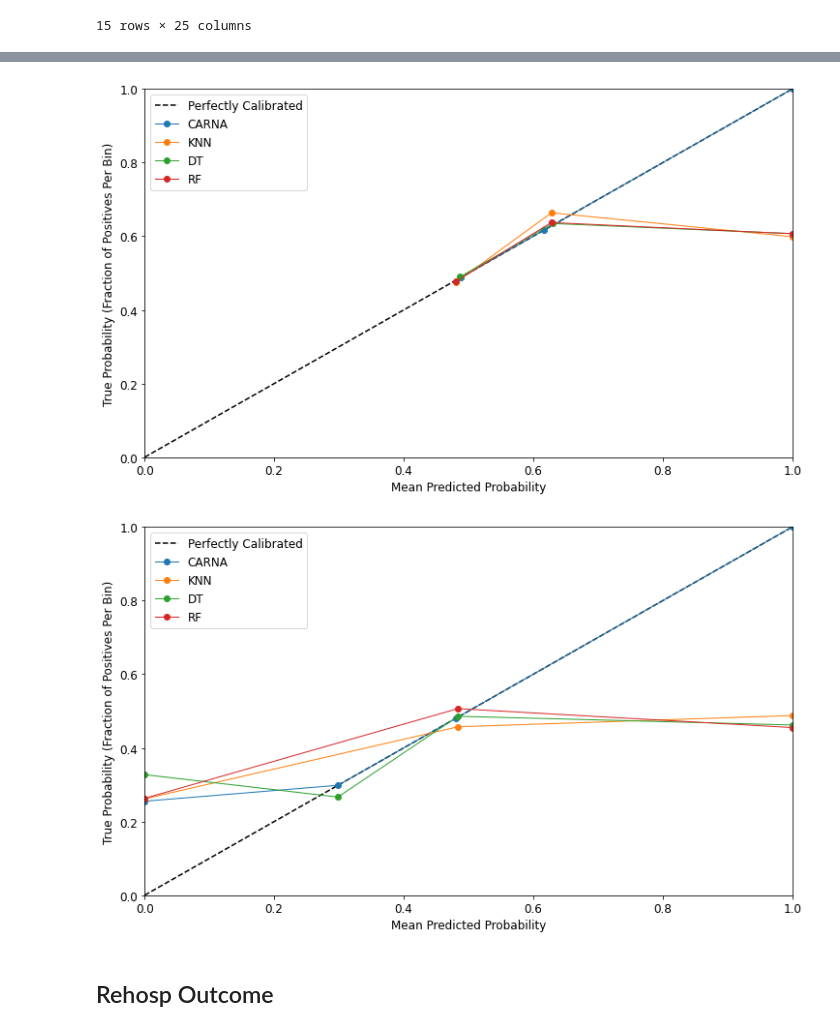
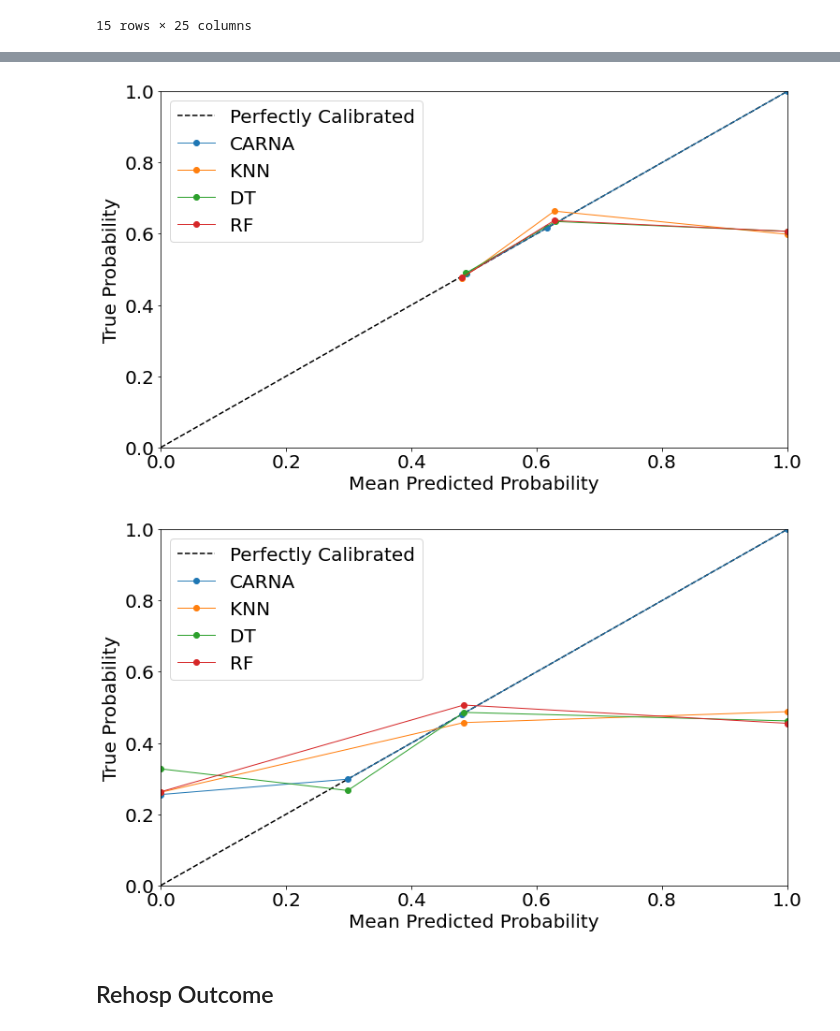
Before and after one commit to jozieLamp/CARNA, a Jupyter notebook: Model Comparison/Standard Model Comparisons.ipynb, the cells around one changed output, grey strips where cells are left out. Cells and saved outputs as stored; diff of their text form; code cells hidden in the pictures.

```diff
--- a/Model Comparison/Standard Model Comparisons.ipynb
+++ b/Model Comparison/Standard Model Comparisons.ipynb
@@ -32,7 +32,7 @@ from model_comp import getCalibrationCurve
 %load_ext autoreload
 %autoreload 2
 
-plt.rc('font', size=12)
+plt.rc('font', size=20)
 warnings.filterwarnings('ignore')
 # %%
 #Load ESCAPE training data
@@ -706,15 +706,15 @@ plt.plot(rf_x, rf_y, marker='o', linewidth=1, label='RF')
 
 # plt.title('Calibration plot for Hemo - DeLvTx')
 ax.set_xlabel('Mean Predicted Probability')
-ax.set_ylabel('True Probability (Fraction of Positives Per Bin)')
+ax.set_ylabel('True Probability')
 ax.set_xlim((0,1))
 ax.set_ylim((0,1))
 plt.legend()
 
-plt.savefig("Figures/Calibration_AllData_DeLvTx_CardShock.png")
+plt.savefig("Figures/Calibration_AllData_DeLvTx_CardShock.png", bbox_inches='tight', dpi=300)
 plt.show()
 # %% [output]
-[figure, old version]
+[figure, new version]
 # %%
 # Calibration Plot - All Data Death - Serial
 
@@ -730,36 +730,36 @@ carna_y, carna_x = getCalibrationCurve(binaryLabels=binaryLabels, predScores=ser
 knnScores = pd.DataFrame(ser_knn_pred, index=scoreIdx)
 knn_y, knn_x = getCalibrationCurve(binaryLabels=binaryLabels, predScores=knnScores, groundTruthProbs=gt)
 
 dtScores = pd.DataFrame(ser_dt_pred, index=scoreIdx)
 dt_y, dt_x = getCalibrationCurve(binaryLabels=binaryLabels, predScores=dtScores, groundTruthProbs=gt)
 
 rfScores = pd.DataFrame(ser_rf_pred, index=scoreIdx)
 rf_y, rf_x = getCalibrationCurve(binaryLabels=binaryLabels, predScores=rfScores, groundTruthProbs=gt)
 
 
 fig, ax = plt.subplots(figsize=(12,7))
 line = mlines.Line2D([0, 1], [0, 1], linestyle='--', color='black', label='Perfectly Calibrated')
 transform = ax.transAxes
 line.set_transform(transform)
 ax.add_line(line)
 
 # only these two lines are calibration curves
 plt.plot(carna_x, carna_y, marker='o', linewidth=1, label='CARNA')
 plt.plot(knn_x, knn_y, marker='o', linewidth=1, label='KNN')
 plt.plot(dt_x, dt_y, marker='o', linewidth=1, label='DT')
 plt.plot(rf_x, rf_y, marker='o', linewidth=1, label='RF')
 
 # plt.title('Calibration plot for Hemo - DeLvTx')
 ax.set_xlabel('Mean Predicted Probability')
-ax.set_ylabel('True Probability (Fraction of Positives Per Bin)')
+ax.set_ylabel('True Probability')
 ax.set_xlim((0,1))
 ax.set_ylim((0,1))
 plt.legend()
 
-plt.savefig("Figures/Calibration_AllData_DeLvTx_Serial.png")
+plt.savefig("Figures/Calibration_AllData_DeLvTx_Serial.png", bbox_inches='tight', dpi=300)
 plt.show()
 # %% [output]
-[figure, old version]
+[figure, new version]
 # %% [markdown]
 ## Rehosp Outcome
 # %%
```
Also changed, not shown: parts of 10 cells of this notebook, 36 other files.
